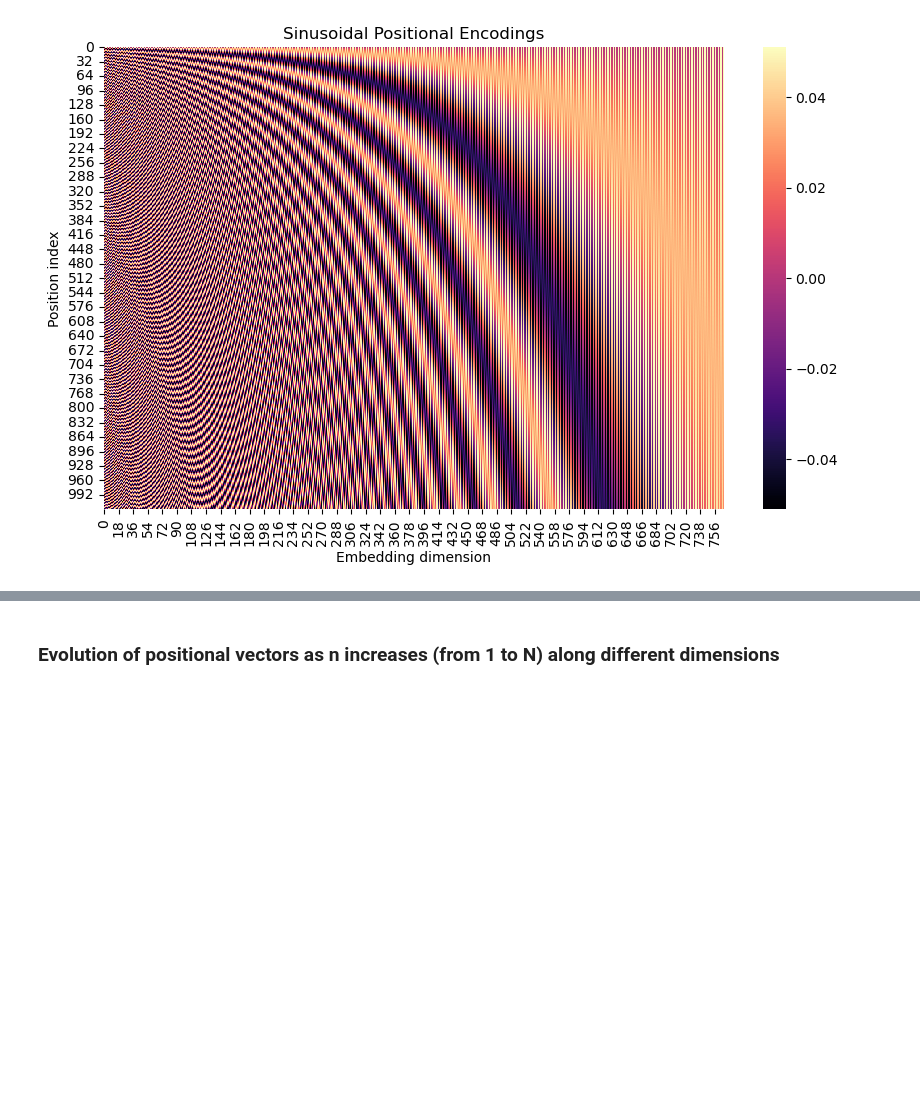
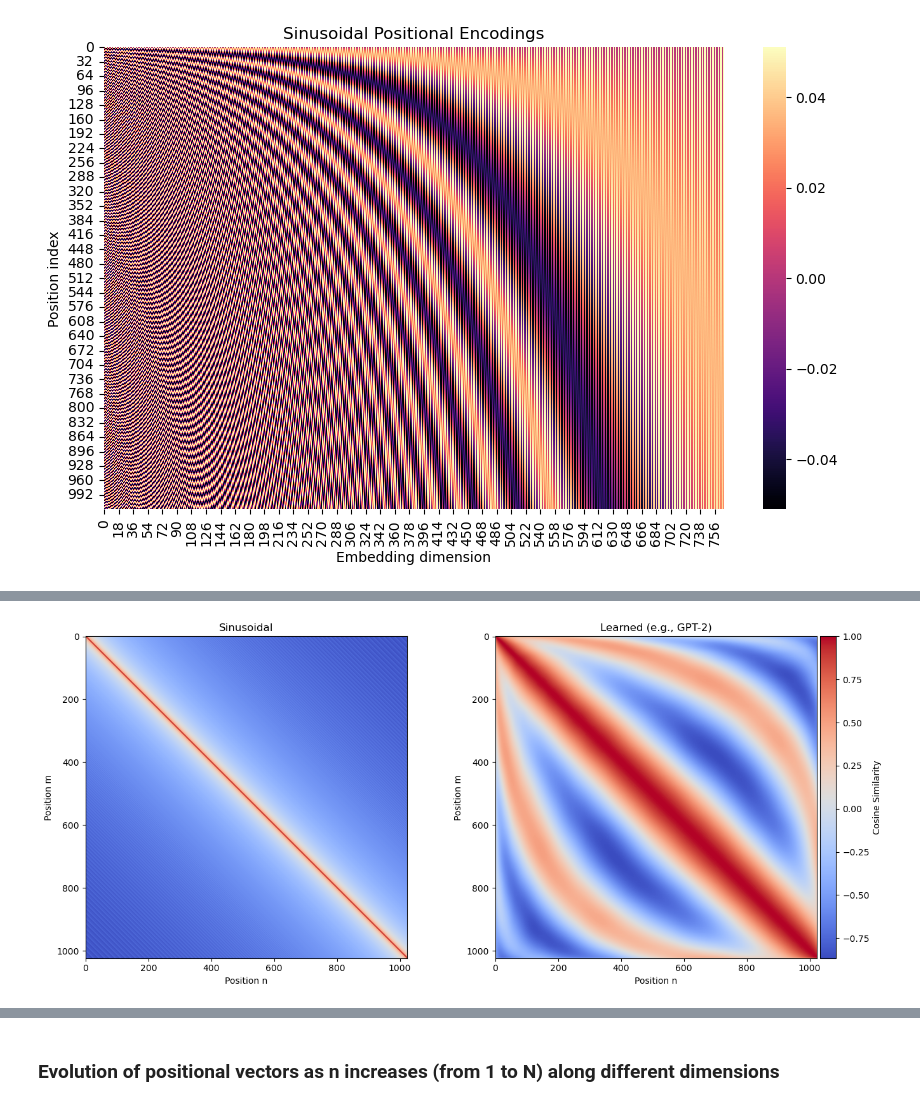
Before and after one commit to miriamzara/LCP_B_GPT2, a Jupyter notebook: PositionalEncoding.ipynb, the cells around one changed output, grey strips where cells are left out. Cells and saved outputs as stored; diff of their text form; code cells hidden in the pictures; blank space fills up the shorter version.

```diff
--- a/PositionalEncoding.ipynb
+++ b/PositionalEncoding.ipynb
@@ -114,3 +480,35 @@ plt.show()
+# %%
+from sklearn.metrics.pairwise import cosine_similarity
+import matplotlib.pyplot as plt
+from mpl_toolkits.axes_grid1 import make_axes_locatable
+
+fig, axs = plt.subplots(1, 2, figsize=(14, 6))
+
+# Compute similarity matrices
+sim_sin = cosine_similarity(sinusoidal_encodings)
+sim_learned = cosine_similarity(positional_encodings)
+
+# Plot sinusoidal
+im0 = axs[0].imshow(sim_sin, cmap='coolwarm')
+axs[0].set_title("Sinusoidal")
+axs[0].set_xlabel("Position n")
+axs[0].set_ylabel("Position m")
+
+# Plot learned
+im1 = axs[1].imshow(sim_learned, cmap='coolwarm')
+axs[1].set_title("Learned (e.g., GPT-2)")
+axs[1].set_xlabel("Position n")
+axs[1].set_ylabel("Position m")
+
+# Use make_axes_locatable to avoid overlap
+divider = make_axes_locatable(axs[1])
+cax = divider.append_axes("right", size="5%", pad=0.05)
+fig.colorbar(im1, cax=cax, label="Cosine Similarity")
+
+plt.tight_layout()
+plt.show()
+# %% [output]
+[figure, added]
 # %% [markdown]
 ### PCA
 **Each point in the 2D plot corresponds to one position (0 to 1023), represented in the reduced PCA space**.
```
Also changed, not shown: parts of 40 cells of this notebook, 1 other file.
